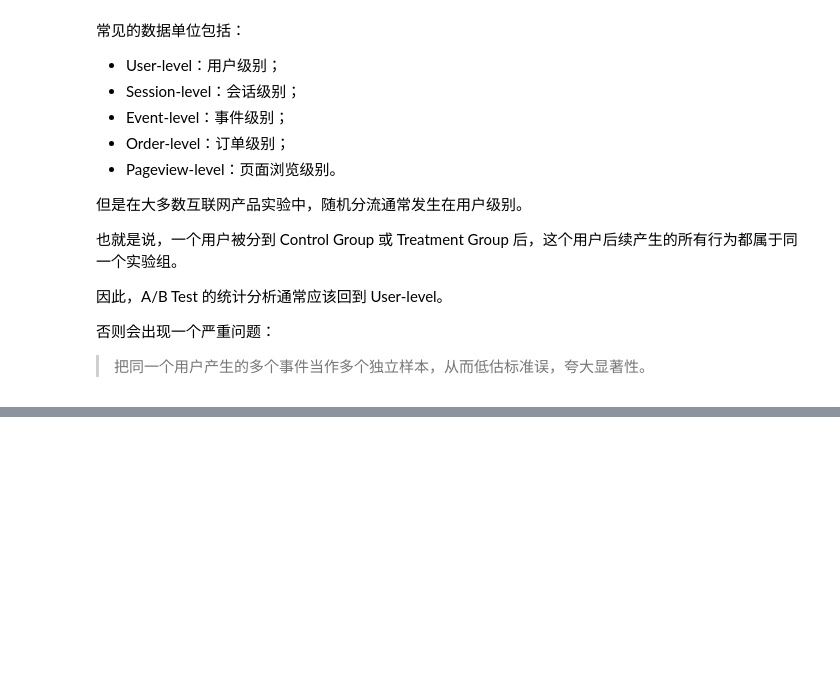
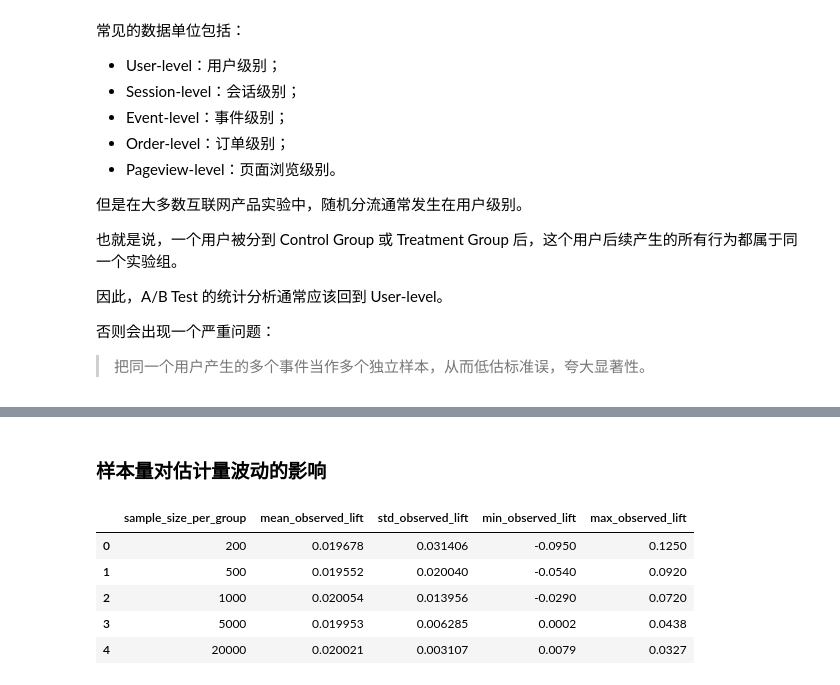
Before and after one commit to LizPink/AB-Testing, a Jupyter notebook: notebooks/01_ab_test_basic_concepts.ipynb, the cells around one changed output, grey strips where cells are left out. Cells and saved outputs as stored; diff of their text form; code cells hidden in the pictures; blank space fills up the shorter version.

```diff
--- a/notebooks/01_ab_test_basic_concepts.ipynb
+++ b/notebooks/01_ab_test_basic_concepts.ipynb
@@ -906,0 +1092,41 @@ A/B Test 中，一个非常容易被忽略的问题是：
+# %% [markdown]
+### 样本量对估计量波动的影响
+# %%
+# 比较不同样本量情况下的Lift估计量波动
+sample_sizes = [200, 500, 1_000, 5_000, 20_000]
+
+sample_size_results = []
+
+for n in sample_sizes:
+    lifts = []
+
+    for _ in range(n_simulations):
+        lift = simulate_ab_test(
+            n_control=n,
+            n_treatment=n,
+            p_control=p_control,
+            p_treatment=p_treatment,
+            rng=rng
+        )
+        lifts.append(lift)
+
+    lifts = np.array(lifts)
+
+    sample_size_results.append({
+        "sample_size_per_group": n,
+        "mean_observed_lift": lifts.mean(),
+        "std_observed_lift": lifts.std(ddof=1),
+        "min_observed_lift": lifts.min(),
+        "max_observed_lift": lifts.max()
+    })
+
+sample_size_summary = pd.DataFrame(sample_size_results)
+
+sample_size_summary
+# %% [output]
+|  | sample_size_per_group | mean_observed_lift | std_observed_lift | min_observed_lift | max_observed_lift |
+| 0 | 200 | 0.019678 | 0.031406 | -0.0950 | 0.1250 |
+| 1 | 500 | 0.019552 | 0.020040 | -0.0540 | 0.0920 |
+| 2 | 1000 | 0.020054 | 0.013956 | -0.0290 | 0.0720 |
+| 3 | 5000 | 0.019953 | 0.006285 | 0.0002 | 0.0438 |
+| 4 | 20000 | 0.020021 | 0.003107 | 0.0079 | 0.0327 |
```
Also changed, not shown: parts of 11 cells of this notebook.
